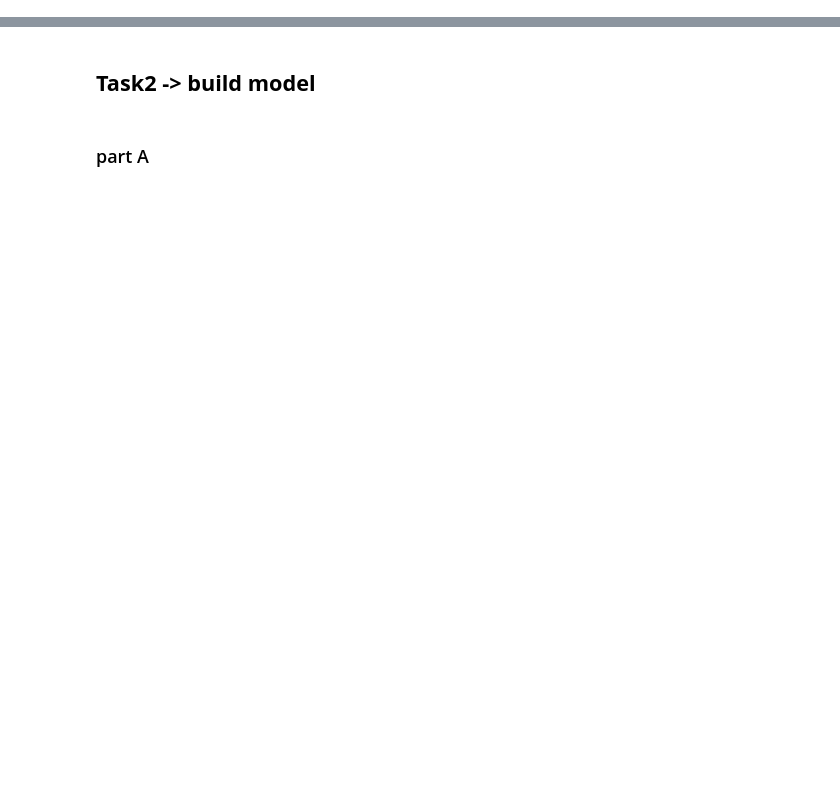
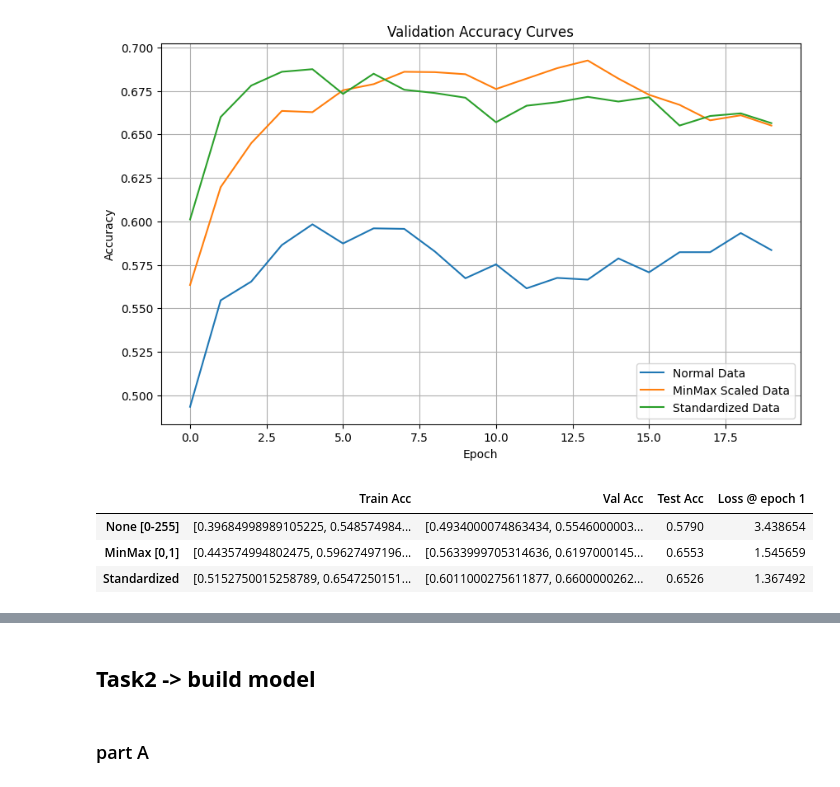
Before and after one commit to Ayman-Ewas/Supervised-Assignment-2-CNN-, a Jupyter notebook: 20230081_20230717_2023_CNN_Assignment.ipynb, the cells around one changed output, grey strips where cells are left out. Cells and saved outputs as stored; diff of their text form; code cells hidden in the pictures; blank space fills up the shorter version.

```diff
--- a/20230081_20230717_2023_CNN_Assignment.ipynb
+++ b/20230081_20230717_2023_CNN_Assignment.ipynb
@@ -87,0 +167,20 @@ def plot_curves(histories, labels, metric='val_accuracy', title='', ylabel=''):
+# %%
+# Accuracy plots
+plot_curves(histories, labels, title='Validation Accuracy Curves', ylabel='Accuracy')
+# %% [output]
+[figure, added]
+# %%
+# Generating table
+import pandas as pd
+Data = {"Train Acc": [history.history['accuracy'][-1], history_minMax.history['accuracy'][-1], history_standard.history['accuracy'][-1]],
+        "Val Acc" : [history.history['val_accuracy'][-1], history_minMax.history['val_accuracy'][-1], history_standard.history['val_accuracy'][-1]],
+        "Test Acc": [test_acc, test_acc_minMax, test_acc_standard],
+        "Loss @ epoch 1": [history.history['loss'][0], history_minMax.history['loss'][0], history_standard.history['loss'][0]]}
+index = ["None [0-255]", "MinMax [0,1]", "Standardized"]
+df = pd.DataFrame(Data, index=index)
+df
+# %% [output]
+|  | Train Acc | Val Acc | Test Acc | Loss @ epoch 1 |
+| None [0-255] | [0.39684998989105225, 0.548574984... | [0.4934000074863434, 0.5546000003... | 0.5790 | 3.438654 |
+| MinMax [0,1] | [0.443574994802475, 0.59627497196... | [0.5633999705314636, 0.6197000145... | 0.6553 | 1.545659 |
+| Standardized | [0.5152750015258789, 0.6547250151... | [0.6011000275611877, 0.6600000262... | 0.6526 | 1.367492 |
```
Also changed, not shown: parts of 35 cells of this notebook.
